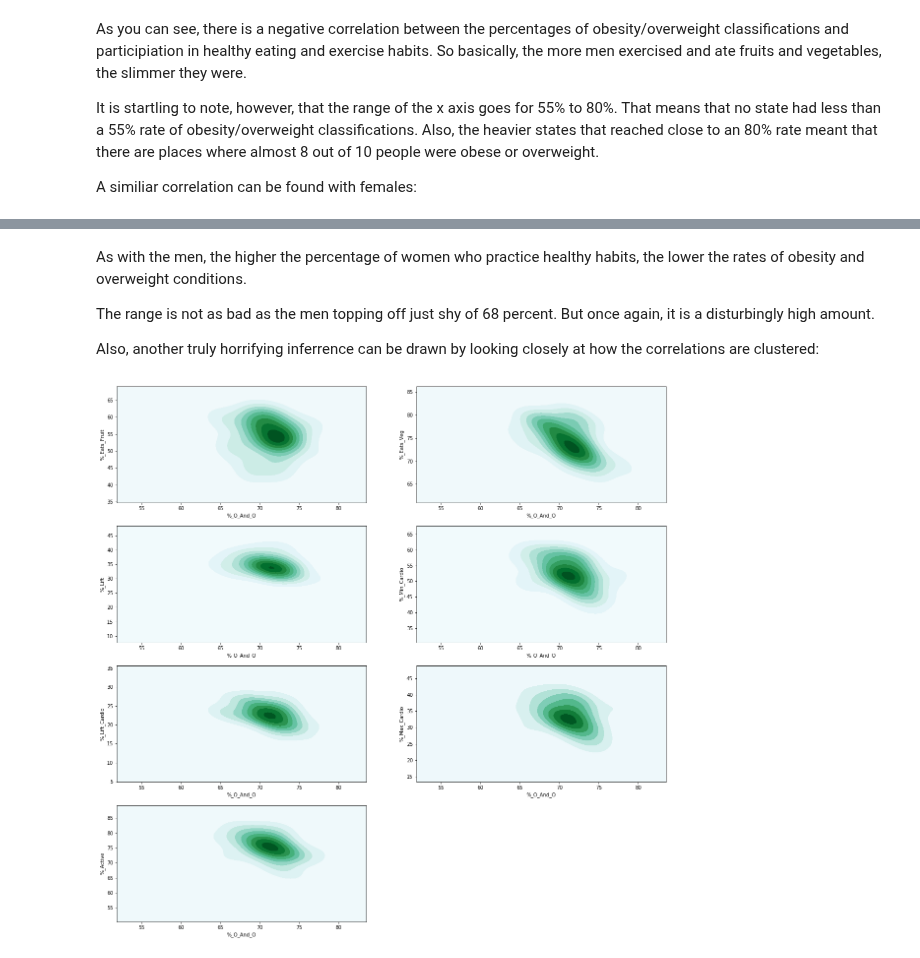
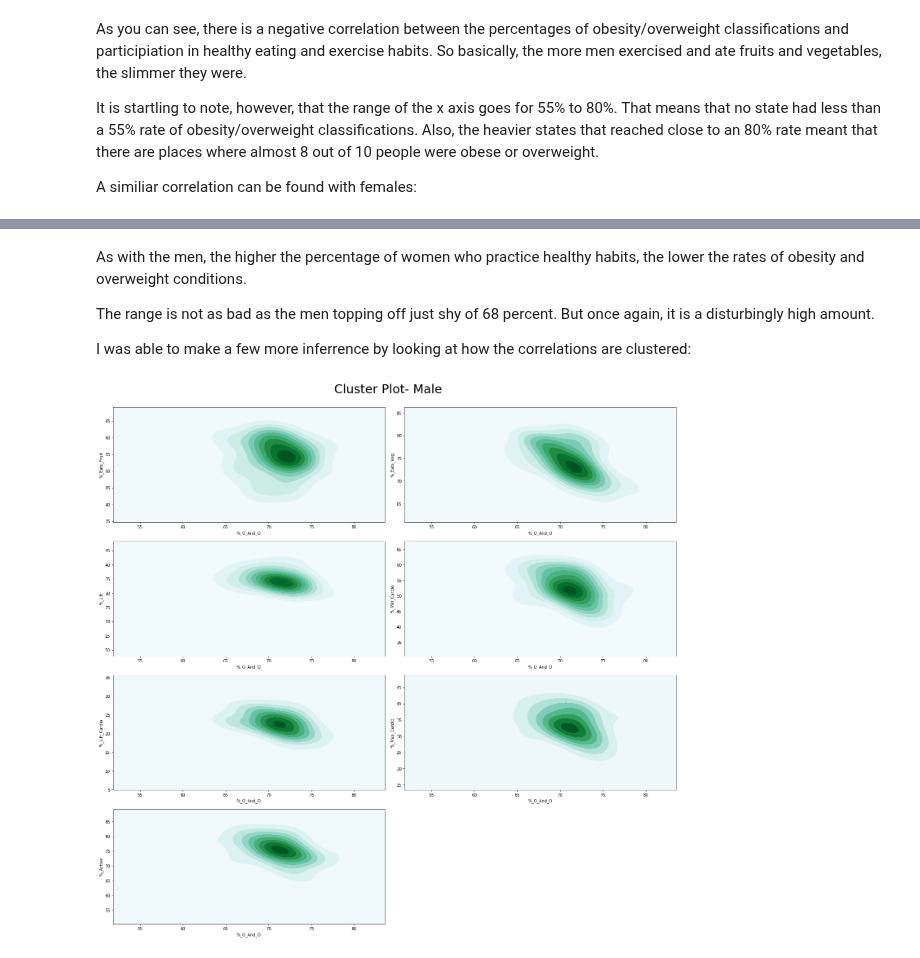
Before and after one commit to VincentG123/ThinkfulBootcamp, a Jupyter notebook: Capstone_1_Health_Fitness.ipynb, the cells around one changed output, grey strips where cells are left out. Cells and saved outputs as stored; diff of their text form; code cells hidden in the pictures.

```diff
--- a/Capstone_1_Health_Fitness.ipynb
+++ b/Capstone_1_Health_Fitness.ipynb
@@ -71,15 +79,17 @@ As with the men, the higher the percentage of women who practice healthy habits,
 
 The range is not as bad as the men topping off just shy of 68 percent. But once again, it is a disturbingly high amount.
 
-Also, another truly horrifying inferrence can be drawn by looking closely at how the correlations are clustered:
+I was able to make a few more inferrence by looking at how the correlations are clustered:
 # %%
-def create_jointplots(data_frame, weight_class):
+def create_jointplots(data_frame, weight_class, title):
     fig = plt.figure(figsize= (20,20))
     for num, col in enumerate(plot_y, start =1):
         fig.add_subplot(4,2,num)
         sns.kdeplot(data_frame[weight_class],data_frame[col], shade = True)
+    fig.suptitle(title, fontsize=30)
+    fig.tight_layout(rect=[0, 0.03, 1, 0.95])
     plt.show()
 # %%
-create_jointplots(male_df,'%_O_And_O')
+create_jointplots(male_df,'%_O_And_O', "Cluster Plot- Male")
 # %% [output]
-[figure, old version]
+[figure, new version]
```
Also changed, not shown: parts of 10 cells of this notebook.
